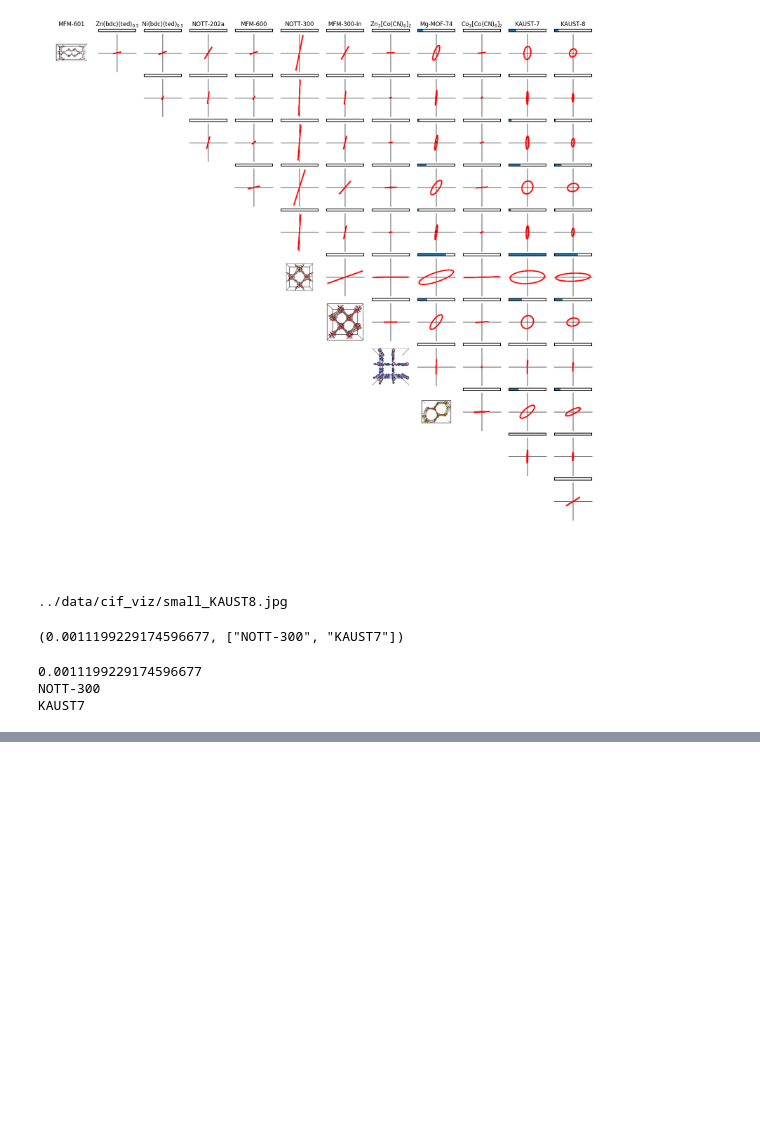
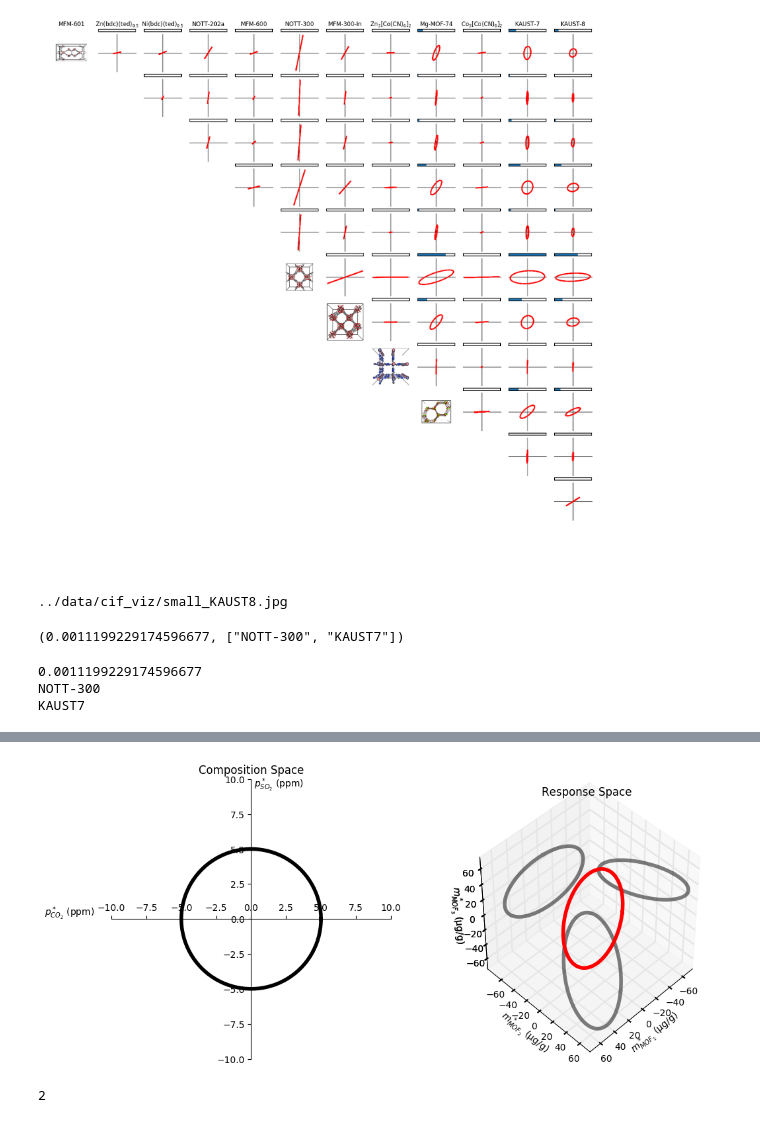
Before and after one commit to SimonEnsemble/sensor_arrays, a Jupyter notebook: src/Sensing.ipynb, the cells around one changed output, grey strips where cells are left out. Drawn from its saved outputs; the diff is of its cells as text; code cells hidden in the pictures; blank space fills up the shorter version.

```diff
--- a/src/Sensing.ipynb
+++ b/src/Sensing.ipynb
@@ -679,9 +638,0 @@ end
-# %%
-fig = plt.figure(figsize=(10,8))
-p = range(0, stop=maximum(NOTT_300_CO2_isotherm_df[Symbol("Pressure(bar)")]), length=100)
-N = (params1["M"] * params1["K"] .* p) ./ (1 .+ params1["K"] .* p)
-plt.scatter(NOTT_300_CO2_isotherm_df[Symbol("Pressure(bar)")], NOTT_300_CO2_isotherm_df[Symbol("Adsorption(mmol/g)")], color="r")
-plt.plot(p,N)
-p_CO2_bar = 0.8
-p_SO2_bar = 0.3
-CO2_slope = params1["M"]*params1["K"]/(1 + params1["K"]*p_CO2_bar + params2["K"]*p_SO2_bar)
@@ -690,0 +734,5 @@ CO2_slope = params1["M"]*params1["K"]/(1 + params1["K"]*p_CO2_bar + params2["K"]
+# %%
+plot_3d_mapping(["MFM-300-In", "Mg-MOF-74", "KAUST8"], ["CO2", "SO2"])
+# %% [output]
+[figure, added]
+2
```
Also changed, not shown: parts of 8 cells of this notebook, 1 other file.
